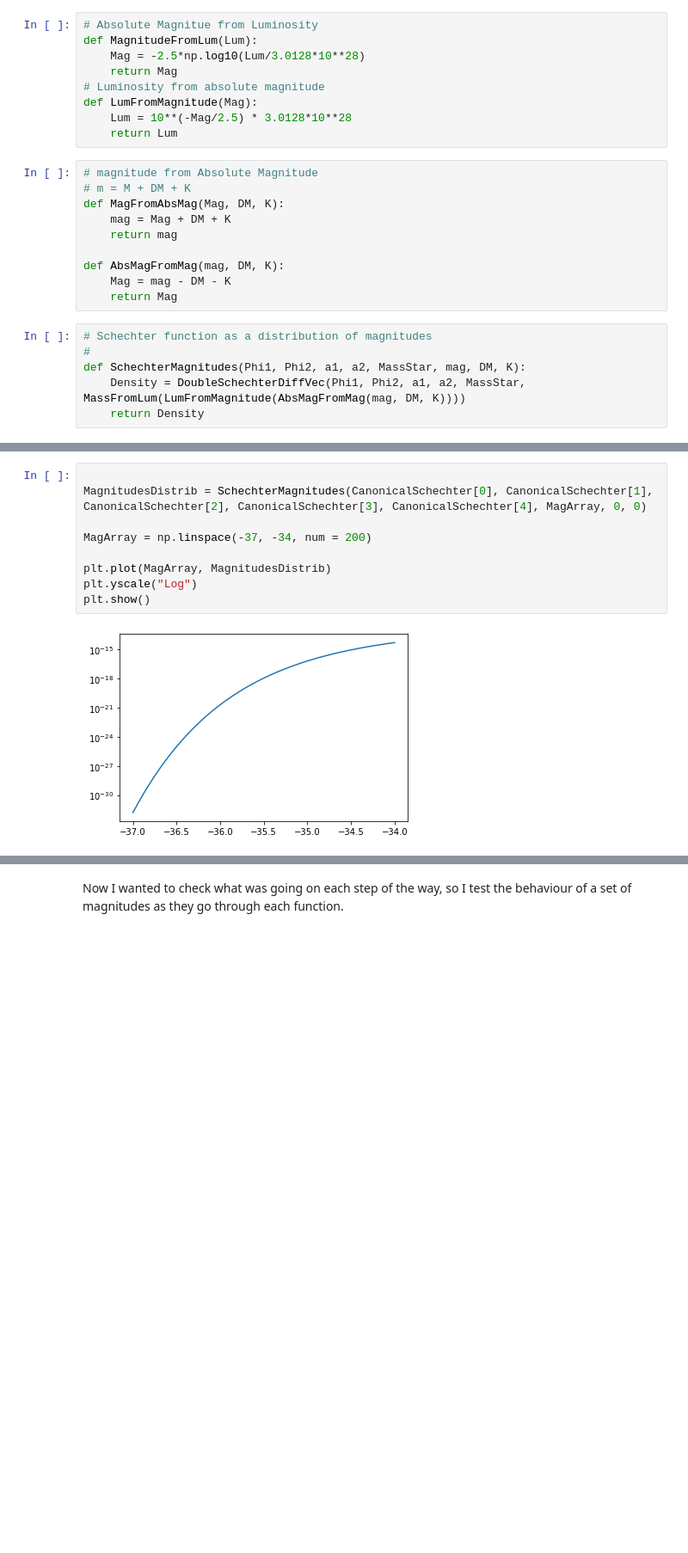
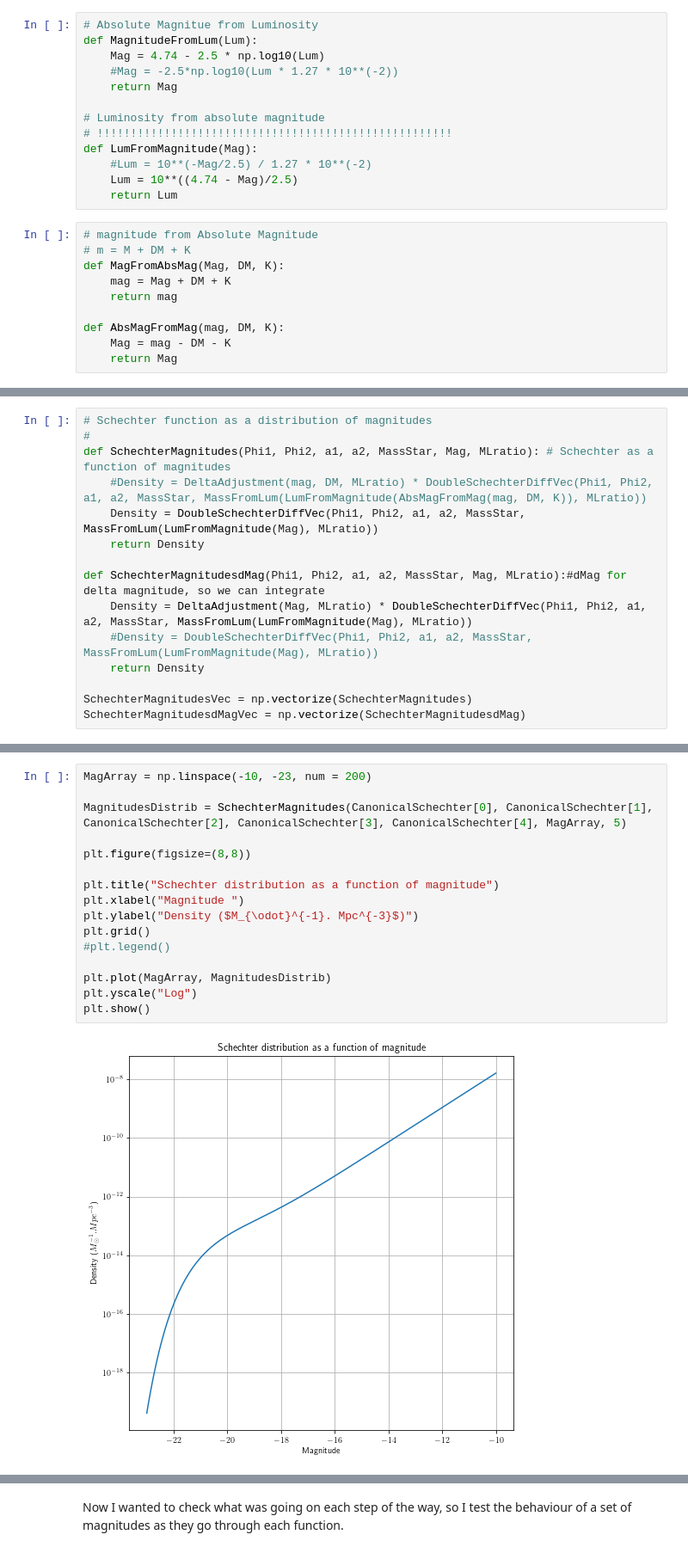
Before and after one commit to gottomo/cosmogalaxies, a Jupyter notebook: Magnitude_and_Schechter.ipynb, the cells around one changed output, grey strips where cells are left out. Shown at 86% size. Saved outputs shown, nothing was run; the diff lists cells and outputs as text; blank space fills up the shorter version.

```diff
--- a/Magnitude_and_Schechter.ipynb
+++ b/Magnitude_and_Schechter.ipynb
@@ -174,11 +189,15 @@ def MassFromLum(Lum):
 # %%
 # Absolute Magnitue from Luminosity
 def MagnitudeFromLum(Lum):
-    Mag = -2.5*np.log10(Lum/3.0128*10**28)
+    Mag = 4.74 - 2.5 * np.log10(Lum)
+    #Mag = -2.5*np.log10(Lum * 1.27 * 10**(-2))
     return Mag
+
 # Luminosity from absolute magnitude
+# !!!!!!!!!!!!!!!!!!!!!!!!!!!!!!!!!!!!!!!!!!!!!!!!!!!!!
 def LumFromMagnitude(Mag):
-    Lum = 10**(-Mag/2.5) * 3.0128*10**28
+    #Lum = 10**(-Mag/2.5) / 1.27 * 10**(-2)
+    Lum = 10**((4.74 - Mag)/2.5)
     return Lum
 # %%
 # magnitude from Absolute Magnitude
@@ -190,9 +209,3 @@ def MagFromAbsMag(Mag, DM, K):
 def AbsMagFromMag(mag, DM, K):
     Mag = mag - DM - K
     return Mag
-# %%
-# Schechter function as a distribution of magnitudes
-#
-def SchechterMagnitudes(Phi1, Phi2, a1, a2, MassStar, mag, DM, K):
-    Density = DoubleSchechterDiffVec(Phi1, Phi2, a1, a2, MassStar, MassFromLum(LumFromMagnitude(AbsMagFromMag(mag, DM, K))))
-    return Density
@@ -198,0 +216,15 @@ def SchechterMagnitudes(Phi1, Phi2, a1, a2, MassStar, mag, DM, K):
+# %%
+# Schechter function as a distribution of magnitudes
+#
+def SchechterMagnitudes(Phi1, Phi2, a1, a2, MassStar, Mag, MLratio): # Schechter as a function of magnitudes
+    #Density = DeltaAdjustment(mag, DM, MLratio) * DoubleSchechterDiffVec(Phi1, Phi2, a1, a2, MassStar, MassFromLum(LumFromMagnitude(AbsMagFromMag(mag, DM, K)), MLratio))
+    Density = DoubleSchechterDiffVec(Phi1, Phi2, a1, a2, MassStar, MassFromLum(LumFromMagnitude(Mag), MLratio))
+    return Density
+
+def SchechterMagnitudesdMag(Phi1, Phi2, a1, a2, MassStar, Mag, MLratio):#dMag for delta magnitude, so we can integrate
+    Density = DeltaAdjustment(Mag, MLratio) * DoubleSchechterDiffVec(Phi1, Phi2, a1, a2, MassStar, MassFromLum(LumFromMagnitude(Mag), MLratio))
+    #Density = DoubleSchechterDiffVec(Phi1, Phi2, a1, a2, MassStar, MassFromLum(LumFromMagnitude(Mag), MLratio))
+    return Density
+
+SchechterMagnitudesVec = np.vectorize(SchechterMagnitudes)
+SchechterMagnitudesdMagVec = np.vectorize(SchechterMagnitudesdMag)
@@ -199,11 +233,18 @@ def SchechterMagnitudes(Phi1, Phi2, a1, a2, MassStar, mag, DM, K):
 # %%
+MagArray = np.linspace(-10, -23, num = 200)
 
-MagnitudesDistrib = SchechterMagnitudes(CanonicalSchechter[0], CanonicalSchechter[1], CanonicalSchechter[2], CanonicalSchechter[3], CanonicalSchechter[4], MagArray, 0, 0)
+MagnitudesDistrib = SchechterMagnitudes(CanonicalSchechter[0], CanonicalSchechter[1], CanonicalSchechter[2], CanonicalSchechter[3], CanonicalSchechter[4], MagArray, 5)
 
-MagArray = np.linspace(-37, -34, num = 200)
+plt.figure(figsize=(8,8))
+
+plt.title("Schechter distribution as a function of magnitude")
+plt.xlabel("Magnitude ")
+plt.ylabel("Density ($M_{\odot}^{-1}. Mpc^{-3}$)")
+plt.grid()
+#plt.legend()
 
 plt.plot(MagArray, MagnitudesDistrib)
 plt.yscale("Log")
 plt.show()
 # %% [output]
-[figure, old version]
+[figure, new version]
```
Also changed, not shown: parts of 30 cells of this notebook.
